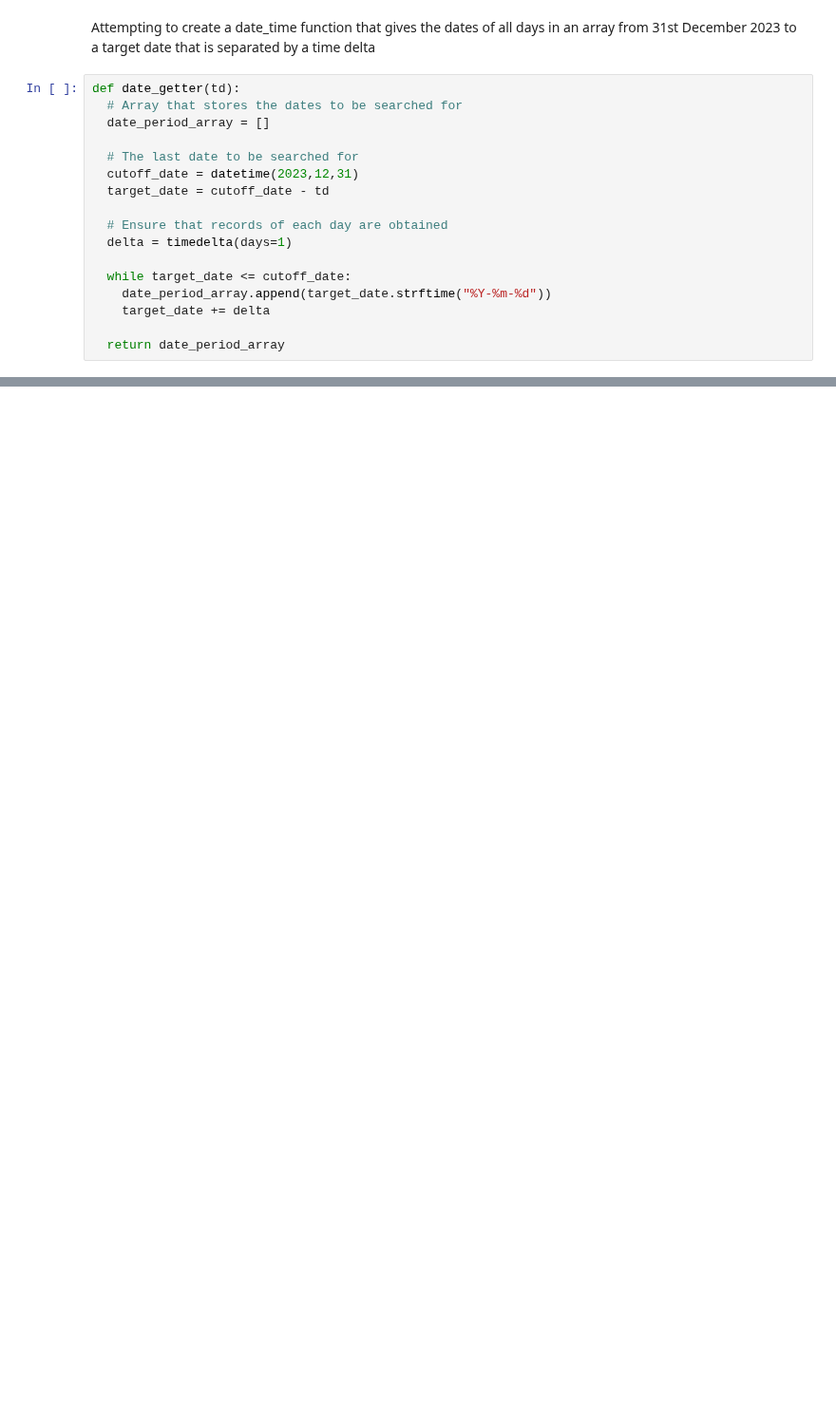
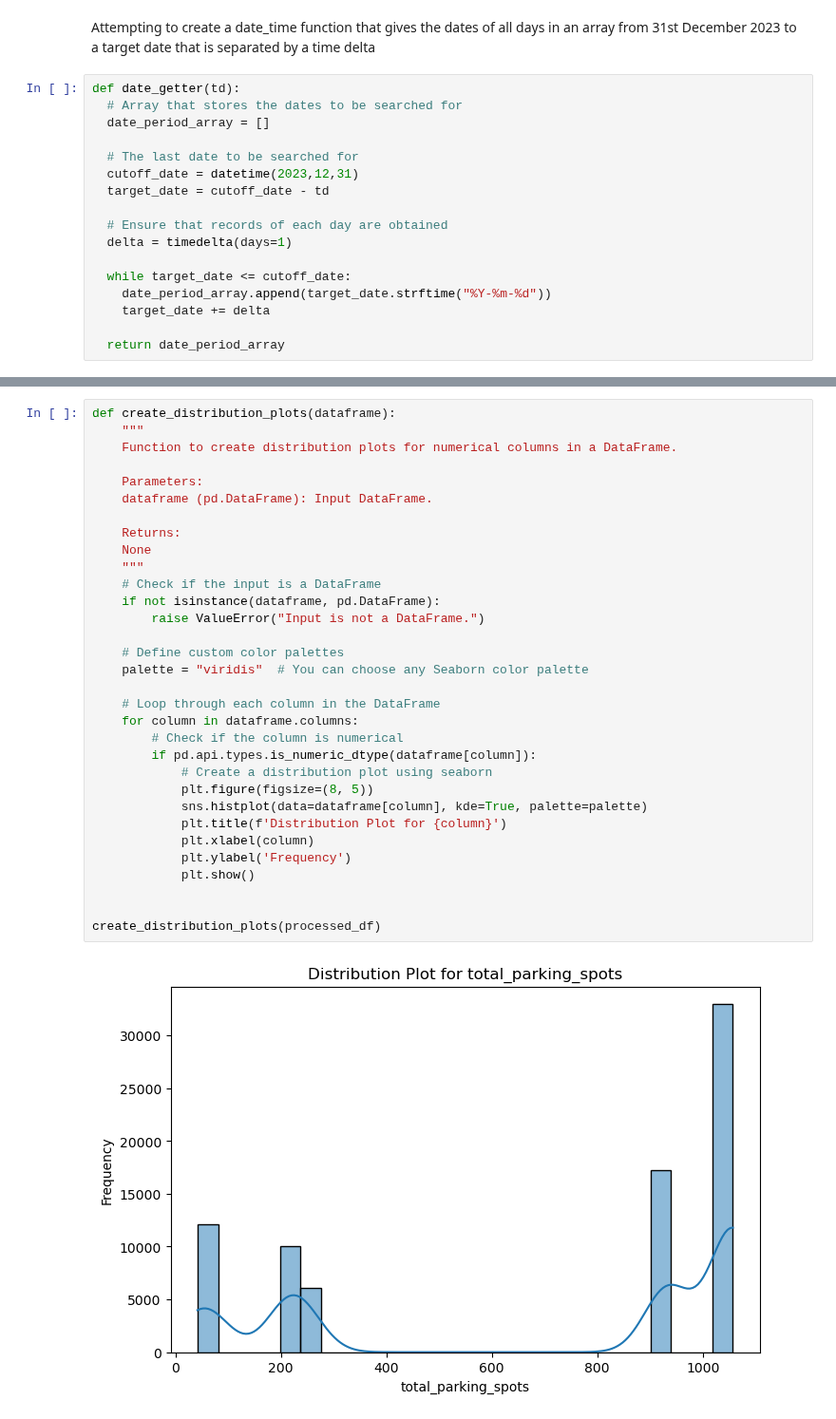
Before and after one commit to M13Mwongo/parking-spot-predictor, a Jupyter notebook: requests.ipynb, the cells around one changed output, grey strips where cells are left out. Shown at 95% size. Cells and saved outputs as stored; diff of their text form; blank space fills up the shorter version.

```diff
--- a/requests.ipynb
+++ b/requests.ipynb
@@ -252,0 +727,34 @@ df_carparks
+# %%
+def create_distribution_plots(dataframe):
+    """
+    Function to create distribution plots for numerical columns in a DataFrame.
+
+    Parameters:
+    dataframe (pd.DataFrame): Input DataFrame.
+
+    Returns:
+    None
+    """
+    # Check if the input is a DataFrame
+    if not isinstance(dataframe, pd.DataFrame):
+        raise ValueError("Input is not a DataFrame.")
+
+    # Define custom color palettes
+    palette = "viridis"  # You can choose any Seaborn color palette
+
+    # Loop through each column in the DataFrame
+    for column in dataframe.columns:
+        # Check if the column is numerical
+        if pd.api.types.is_numeric_dtype(dataframe[column]):
+            # Create a distribution plot using seaborn
+            plt.figure(figsize=(8, 5))
+            sns.histplot(data=dataframe[column], kde=True, palette=palette)
+            plt.title(f'Distribution Plot for {column}')
+            plt.xlabel(column)
+            plt.ylabel('Frequency')
+            plt.show()
+
+
+create_distribution_plots(processed_df)
+# %% [output]
+[figure, added]
```
Also changed, not shown: parts of 38 cells of this notebook, 37 other files.
